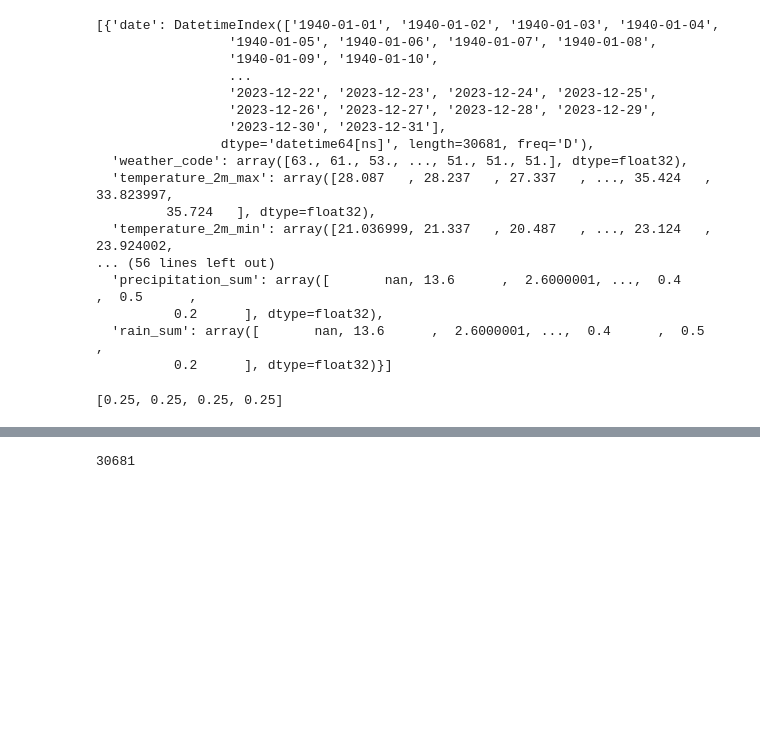
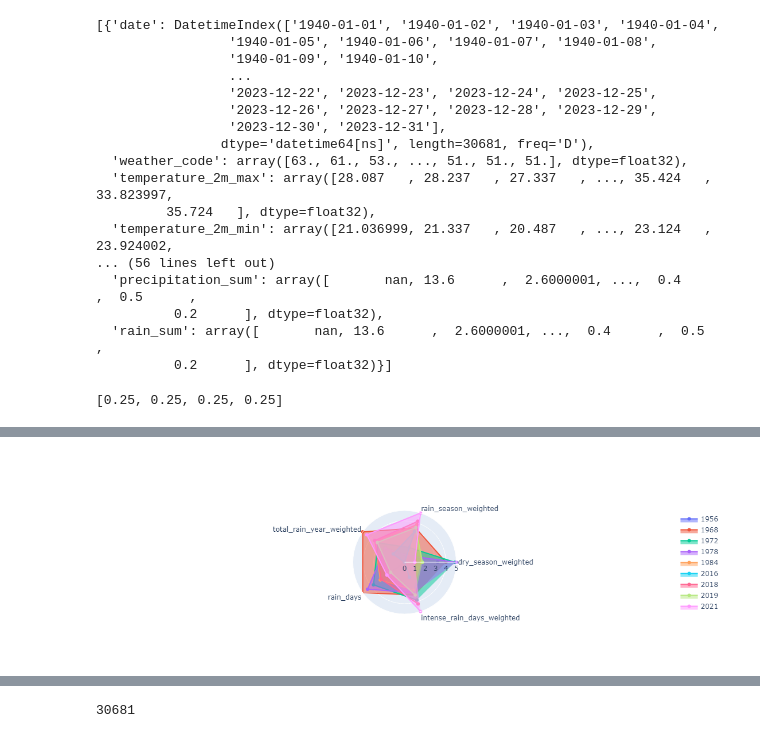
Before and after one commit to KwenteaneResearch/weather_checker, a Jupyter notebook: notebooks/analog_years_classifier.ipynb, the cells around one changed output, grey strips where cells are left out. Cells and saved outputs as stored; diff of their text form; code cells hidden in the pictures; blank space fills up the shorter version.

```diff
--- a/notebooks/analog_years_classifier.ipynb
+++ b/notebooks/analog_years_classifier.ipynb
@@ -211,0 +271,8 @@ rain_season_cumul
+# %%
+#extracting the list of outliers as years
+cocoa_years = cocoa_climatology.index.tolist()
+cocoa_years_outliers = []
+for item1, item2 in zip(outliers, cocoa_years):
+    if item1 == -1:
+        cocoa_years_outliers.append(item2)
+cocoa_years_outliers
@@ -211,0 +281,4 @@ rain_season_cumul
+# %%
+#creating a new dataframe only showing the outlier years weather features
+climatology_outliers = cocoa_climatology.loc[cocoa_years_outliers]
+climatology_outliers
@@ -211,0 +296,7 @@ rain_season_cumul
+# %%
+#scaling the features for better display in a chart
+scaler = MinMaxScaler(feature_range=(0, 5))
+climatology_outliers_scaled = pd.DataFrame(scaler.fit_transform(climatology_outliers))
+#putting back the index as the outlier years
+climatology_outliers_scaled = climatology_outliers_scaled.set_index(keys = [cocoa_years_outliers])
+climatology_outliers_scaled
@@ -211,0 +314,26 @@ rain_season_cumul
+# %%
+#building the list of categories to be shown on the radar chart
+categories = list(climatology_outliers.columns.values)
+#building the radar chart
+fig = go.Figure()
+
+for years in cocoa_years_outliers:
+    fig.add_trace(go.Scatterpolar(
+          r=climatology_outliers_scaled.loc[years].tolist(),
+          theta=categories,
+          fill='toself',
+          name=years
+    ))
+
+fig.update_layout(
+  polar=dict(
+    radialaxis=dict(
+      visible=True,
+      range=[0, 5]
+    )),
+  showlegend=True
+)
+
+fig.show()
+# %% [output]
+[figure, added]
```
Also changed, not shown: parts of 17 cells of this notebook, 1 other file.
